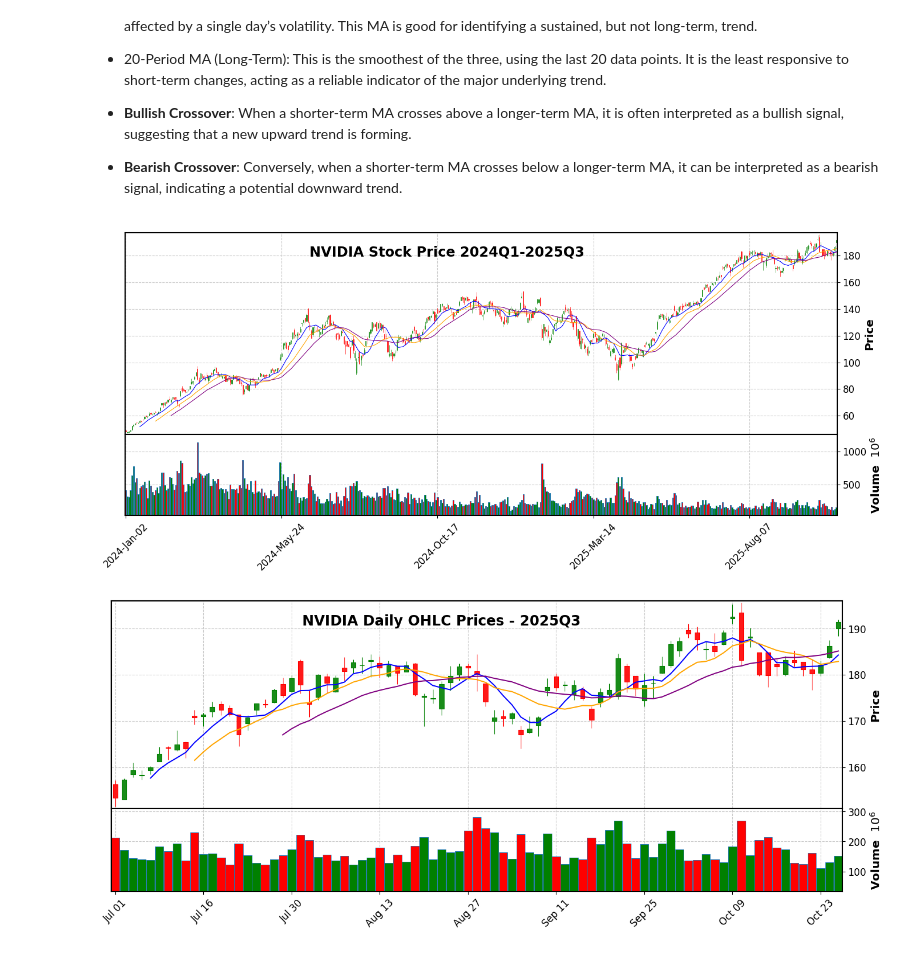
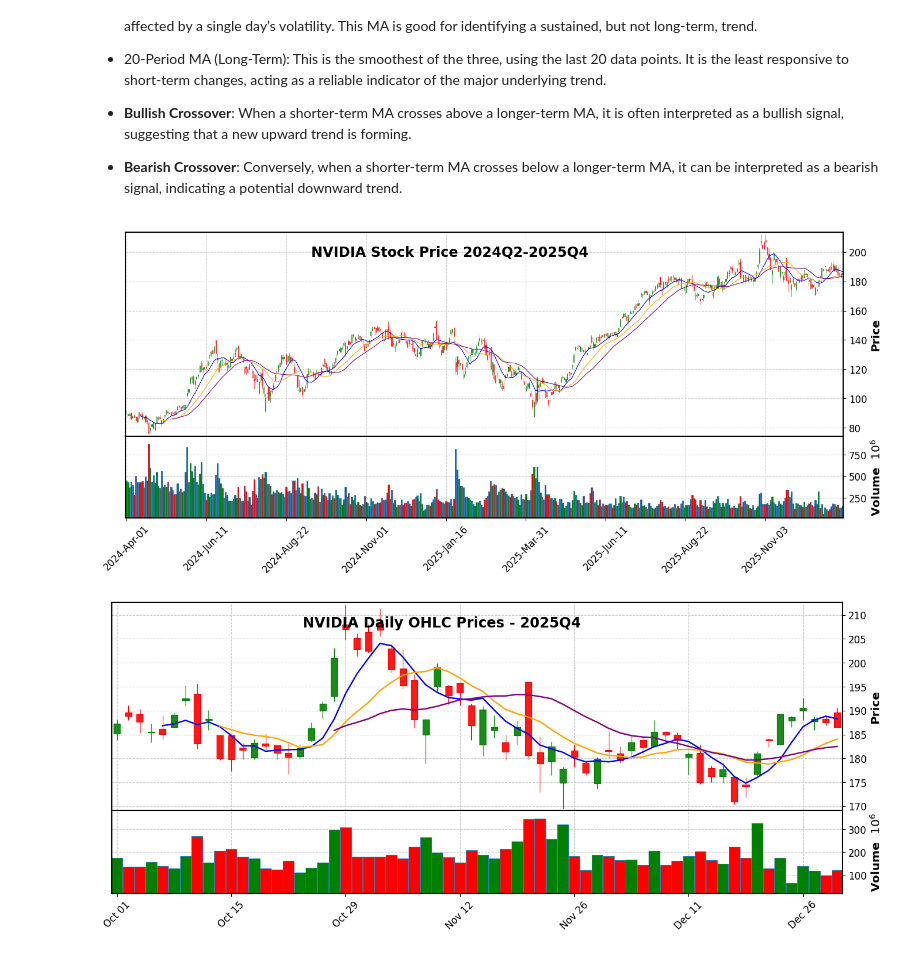
Before and after one commit to course-files/TimeSeriesForecastingandNeuralNetworks, a Jupyter notebook: 1_candlestick_charts_in_finance.ipynb, the cells around one changed output. Saved outputs shown, nothing was run; the diff lists cells and outputs as text; code cells hidden in the pictures.

Commit message:
Updated for 2026 stock prices

```diff
--- a/1_candlestick_charts_in_finance.ipynb
+++ b/1_candlestick_charts_in_finance.ipynb
@@ -73,7 +73,7 @@ warnings.filterwarnings('ignore')
 - The following site (amongst many others) lists available stock symbols: https://stockanalysis.com/stocks/
 - Some are available via Yahoo Finance and others are not.
 # %%
-start = "2024-01-01"
+start = "2024-04-01"
 end = dt.datetime.now().strftime("%Y-%m-%d")
 
 data = yf.download("NVDA", start=start, end=end)
@@ -405,8 +405,8 @@ except ImportError:
 data.index = pd.to_datetime(data.index)
 
 # Define a range of months
-start_month = "2025-07"
-end_month   = "2025-10"
+start_month = "2025-10"
+end_month   = "2025-12"
 
 try:
     # Use .loc to slice safely using a date range
@@ -478,22 +478,22 @@ mpf.plot(
     volume=True,
     tight_layout=True,
     figratio=(25, 10),
-    title='NVIDIA Stock Price 2024Q1-2025Q3',
+    title='NVIDIA Stock Price 2024Q2-2025Q4',
     style=custom_mpf_style
 )
 # %% [output]
-[figure, old version]
+[figure, new version]
 # %%
 mpf.plot(
     month_df,
     type='candle',
     mav=(5, 10, 20),
     mavcolors=['blue', 'orange', 'purple'],
     volume=True,
     tight_layout=True,
     figratio=(25, 10),
-    title='NVIDIA Daily OHLC Prices - 2025Q3',
+    title='NVIDIA Daily OHLC Prices - 2025Q4',
     style=custom_mpf_style
 )
 # %% [output]
-[figure, old version]
+[figure, new version]
```
Also changed, not shown: parts of 13 cells of this notebook, 6 other files.
